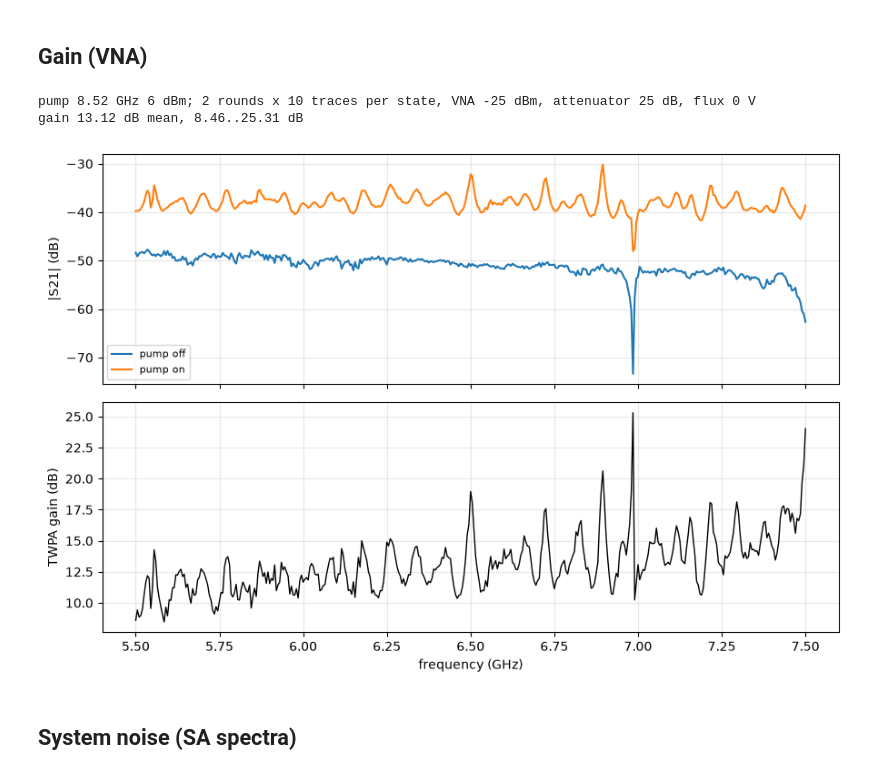
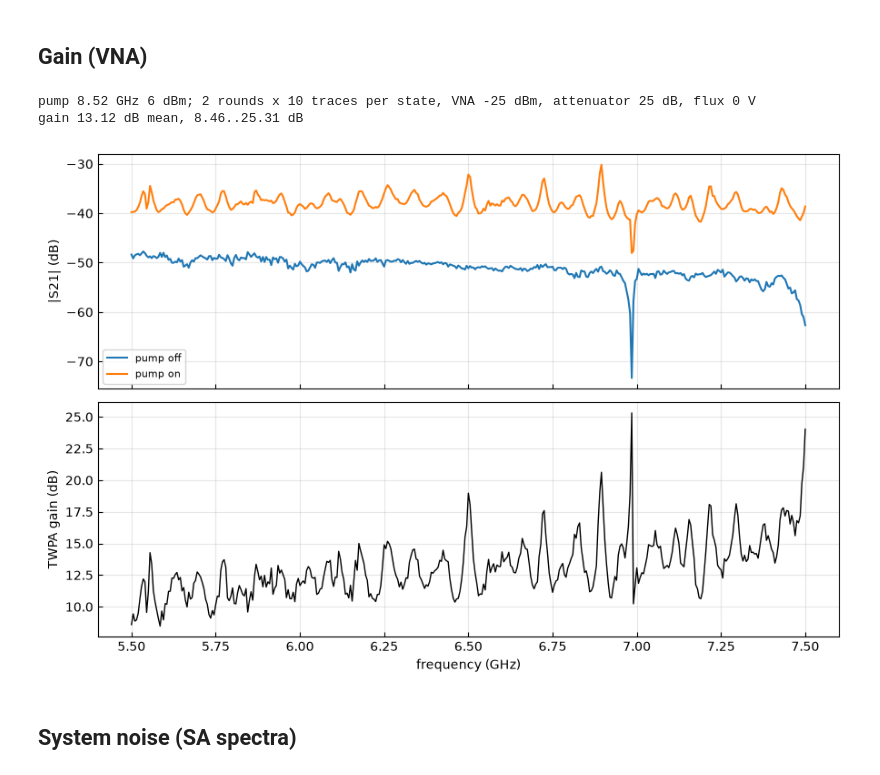
Before and after one commit to lafefspietz/twpa-noise-measurement-fall-2026, a Jupyter notebook: Youngdu_Kim/261020/3_twpa_noise/twpa_noise_span.ipynb, the cells around one changed output. Cells and saved outputs as stored; diff of their text form; code cells hidden in the pictures.

```diff
--- a/Youngdu_Kim/261020/3_twpa_noise/twpa_noise_span.ipynb
+++ b/Youngdu_Kim/261020/3_twpa_noise/twpa_noise_span.ipynb
@@ -56,31 +56,32 @@ BANDS_HZ = 100e6                           # band width in the table
 # %%
 with open(VNA_RUN) as fh:
     v = json.load(fh)
 f = np.array(v["frequency_hz"])
 s_off = np.array(v["s21_off_real"]) + 1j * np.array(v["s21_off_imag"])    # each averaged over the rounds
 s_on = np.array(v["s21_on_real"]) + 1j * np.array(v["s21_on_imag"])
 gain_db = 20 * np.log10(np.abs(s_on / s_off))
 G_twpa = 10 ** (gain_db / 10)
 print(f"pump {v['pump_frequency_hz'] / 1e9:g} GHz {v['pump_power_dbm']:g} dBm; {v['params']['rounds']} rounds x "
       f"{v['params']['averages']} traces per state, VNA {v['vna_power_dbm']:g} dBm, attenuator "
       f"{v['attenuator_state']['attenuation_db']:g} dB, flux {v['flux_bias_state']['level']:g} V")
 print(f"gain {gain_db.mean():.2f} dB mean, {gain_db.min():.2f}..{gain_db.max():.2f} dB")
 
 fig, ax = plt.subplots(2, 1, figsize=(9, 6), sharex=True)
 ax[0].plot(f / 1e9, 20 * np.log10(np.abs(s_off)), label="pump off")
 ax[0].plot(f / 1e9, 20 * np.log10(np.abs(s_on)), label="pump on")
 ax[0].set(ylabel="|S21| (dB)")
 ax[0].legend(fontsize=8)
 ax[1].plot(f / 1e9, gain_db, "k", lw=1)
 ax[1].set(ylabel="TWPA gain (dB)", xlabel="frequency (GHz)")
 for a_ in ax:
+    a_.tick_params(which="both", direction="in")
     a_.grid(alpha=0.3)
 fig.tight_layout()
 plt.show()
 # %% [output]
 pump 8.52 GHz 6 dBm; 2 rounds x 10 traces per state, VNA -25 dBm, attenuator 25 dB, flux 0 V
 gain 13.12 dB mean, 8.46..25.31 dB
-[figure, old version]
+[figure, new version]
 # %% [markdown]
 ## System noise (SA spectra)
 # %%
```
Also changed, not shown: parts of 5 cells of this notebook, 20 other files.
